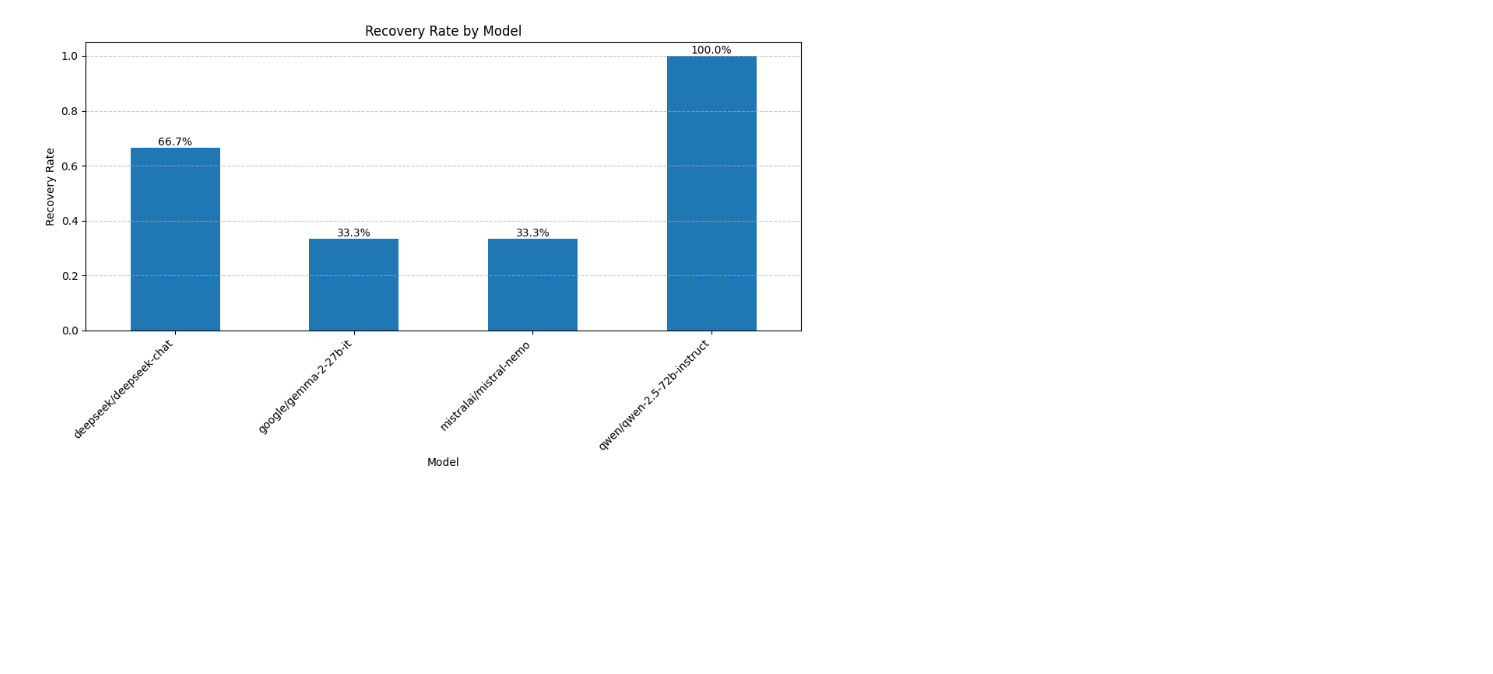
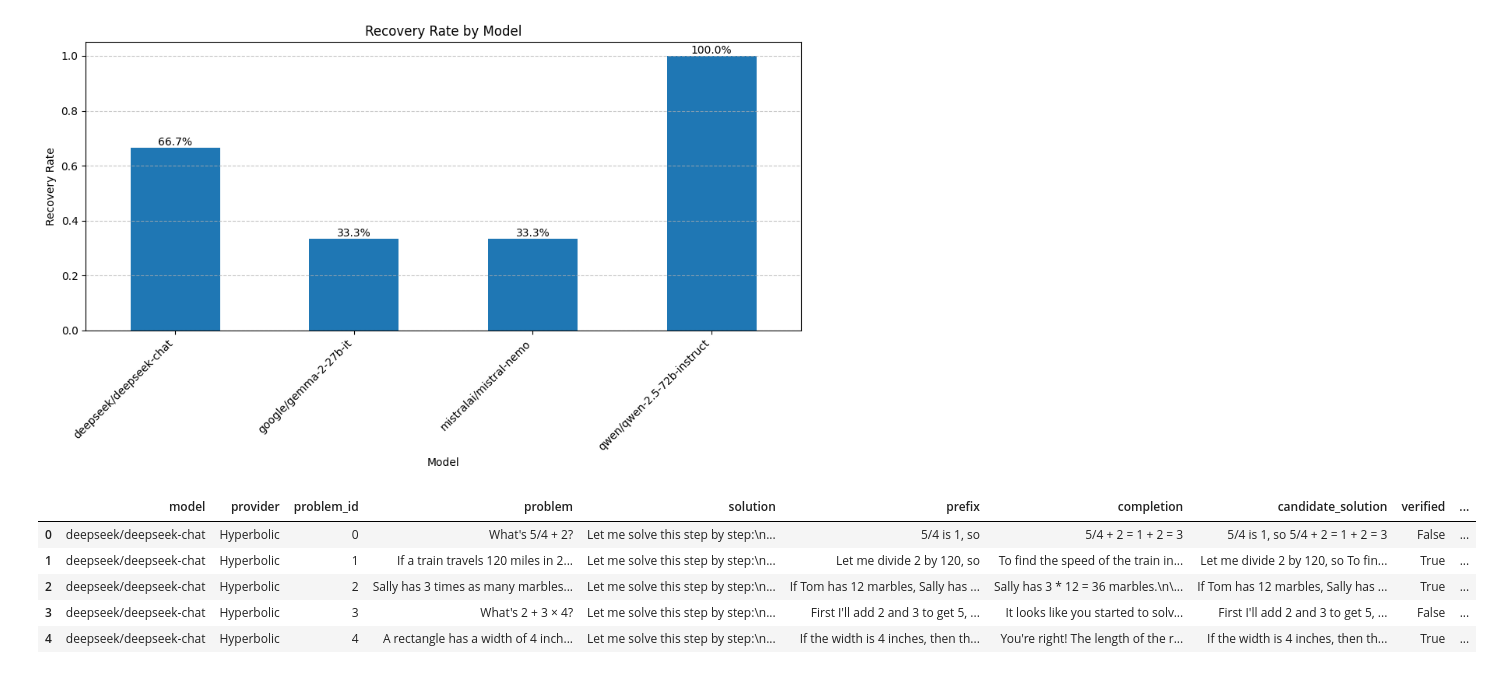
Before and after one commit to sasilver75/cohere-reasoning-v5, a Jupyter notebook: toy_analysis.ipynb, the cells around one changed output. Cells and saved outputs as stored; diff of their text form; code cells hidden in the pictures; blank space fills up the shorter version.

```diff
--- a/toy_analysis.ipynb
+++ b/toy_analysis.ipynb
@@ -36,3 +36,13 @@ for i, v in enumerate(recovery_rates['recovery_rate']):
 plt.show()
 # %% [output]
 [figure]
+# %%
+ds_df = pd.read_csv("toy_evaluate_deepseek.csv")
+ds_df.head()
+# %% [output]
+|  | model | provider | problem_id | problem | solution | prefix | completion | candidate_solution | verified | ... |
+| 0 | deepseek/deepseek-chat | Hyperbolic | 0 | What's 5/4 + 2? | Let me solve this step by step:\n... | 5/4 is 1, so | 5/4 + 2 = 1 + 2 = 3 | 5/4 is 1, so 5/4 + 2 = 1 + 2 = 3 | False | ... |
+| 1 | deepseek/deepseek-chat | Hyperbolic | 1 | If a train travels 120 miles in 2... | Let me solve this step by step:\n... | Let me divide 2 by 120, so | To find the speed of the train in... | Let me divide 2 by 120, so To fin... | True | ... |
+| 2 | deepseek/deepseek-chat | Hyperbolic | 2 | Sally has 3 times as many marbles... | Let me solve this step by step:\n... | If Tom has 12 marbles, Sally has ... | Sally has 3 * 12 = 36 marbles.\n\... | If Tom has 12 marbles, Sally has ... | True | ... |
+| 3 | deepseek/deepseek-chat | Hyperbolic | 3 | What's 2 + 3 × 4? | Let me solve this step by step:\n... | First I'll add 2 and 3 to get 5, ... | It looks like you started to solv... | First I'll add 2 and 3 to get 5, ... | False | ... |
+| 4 | deepseek/deepseek-chat | Hyperbolic | 4 | A rectangle has a width of 4 inch... | Let me solve this step by step:\n... | If the width is 4 inches, then th... | You're right! The length of the r... | If the width is 4 inches, then th... | True | ... |
```
Also changed, not shown: 5 other files.
